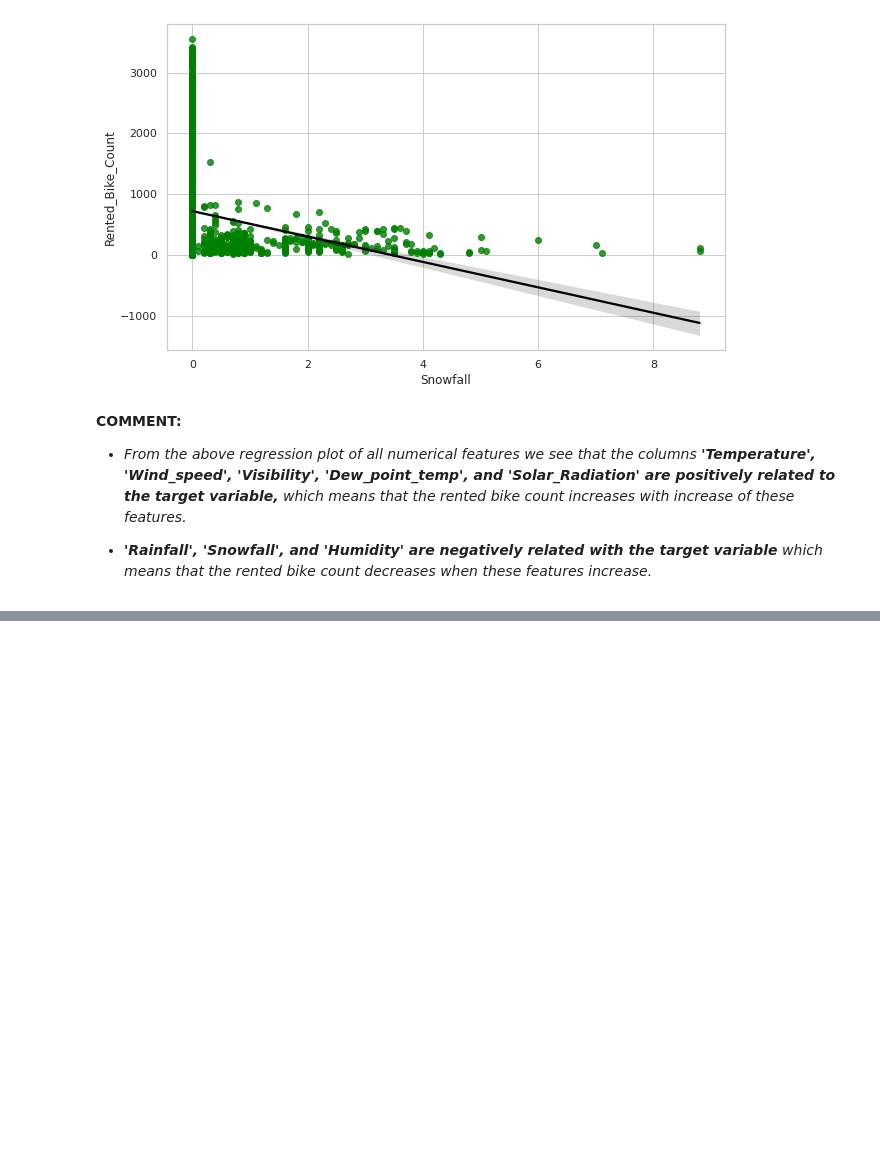
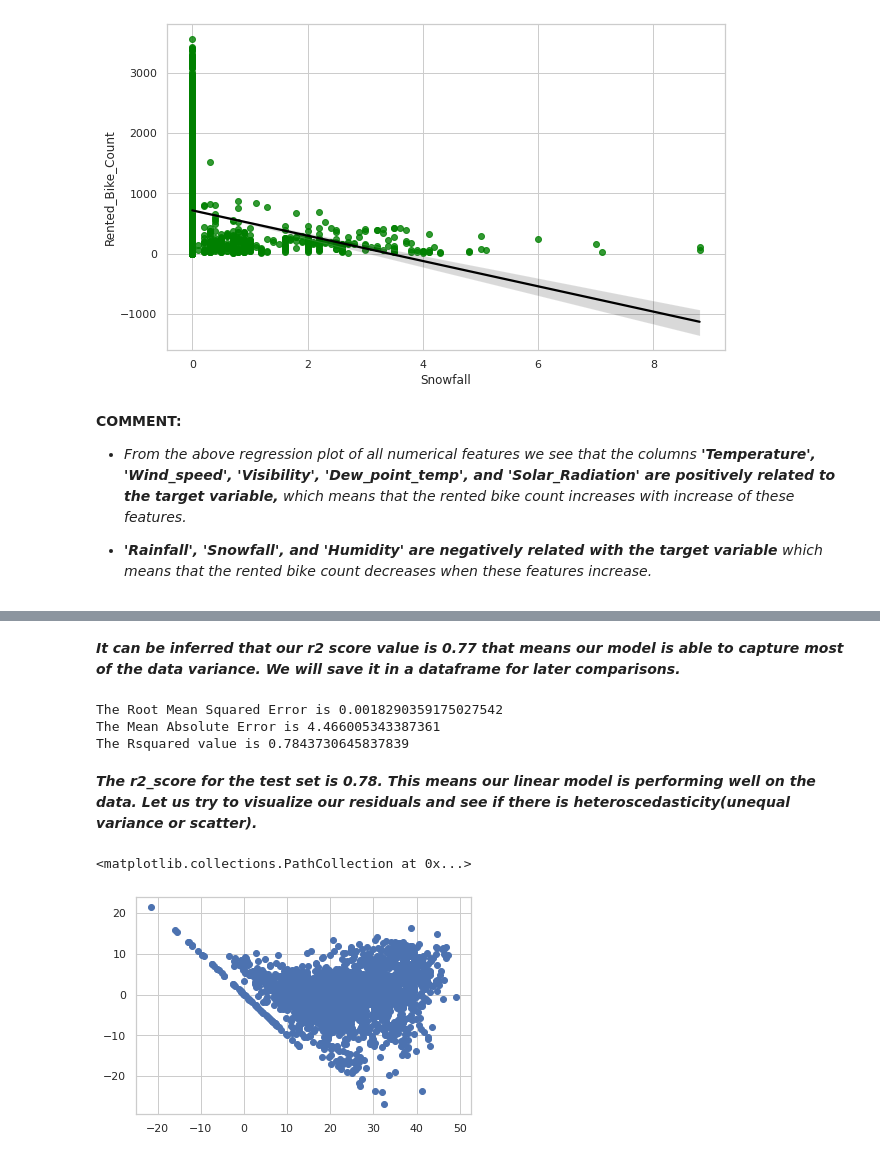
Before and after one commit to Madhu-95/Capstone2_ML_Regression, a Jupyter notebook: Bike_Sharing_Demand_Prediction_Capstone_Project(Supervised_ML)_by_MADHU_KUMARI.ipynb, the cells around one changed output, grey strips where cells are left out. Cells and saved outputs as stored; diff of their text form; code cells hidden in the pictures; blank space fills up the shorter version.

```diff
--- a/Bike_Sharing_Demand_Prediction_Capstone_Project(Supervised_ML)_by_MADHU_KUMARI.ipynb
+++ b/Bike_Sharing_Demand_Prediction_Capstone_Project(Supervised_ML)_by_MADHU_KUMARI.ipynb
@@ -626,0 +696,5 @@ for col in numerical_features:
+# %%
+#Assign all categorical features to a variable
+categorical_features=list(df.select_dtypes(['object','category']).columns)
+categorical_features=pd.Index(categorical_features)
+categorical_features
@@ -626,0 +706,12 @@ for col in numerical_features:
+# %%
+#creating a copy of the dataframe first
+df_copy = df
+
+def one_hot_encoding(data, column):
+    data = pd.concat([data, pd.get_dummies(data[column], prefix=column, drop_first=True)], axis=1)
+    data = data.drop([column], axis=1)
+    return data
+
+for col in categorical_features:
+    df_copy = one_hot_encoding(df_copy, col)
+df_copy.head()
@@ -626,0 +752,8 @@ for col in numerical_features:
+# %%
+# design matrix and target
+#Assign the value in X and Y
+X = df_copy.drop(columns=['Rented_Bike_Count'], axis=1)
+y = np.sqrt(df_copy['Rented_Bike_Count'])
+
+#test train split
+X_train, X_test, y_train, y_test = train_test_split(X, y, test_size= 0.25)
@@ -626,0 +763,10 @@ for col in numerical_features:
+# %%
+# Create linear regression object
+regr = linear_model.LinearRegression()
+
+# Train the model using the train data
+regr.fit(X_train, y_train)
+
+# Use the model to predict the test data
+y_pred_train=regr.predict(X_train)
+y_pred_test=regr.predict(X_test)
@@ -626,0 +796,2 @@ for col in numerical_features:
+# %% [markdown]
+***It can be inferred that our r2 score value is 0.77 that means our model is  able to capture most of the data variance. We will save it in a dataframe for later comparisons.***
@@ -626,0 +806,18 @@ for col in numerical_features:
+# %%
+# Root Mean Squared Error
+RMSE = np.sqrt(np.mean(y_test-y_pred_test)**2)
+print('The Root Mean Squared Error is',RMSE)
+
+# Mean Absolute Error
+MAE = np.mean(np.abs(y_test-y_pred_test))
+print('The Mean Absolute Error is',MAE)
+
+#Rsquared
+R2 = r2_score(y_test, y_pred_test)
+print('The Rsquared value is',R2)
+# %% [output]
+The Root Mean Squared Error is 0.0018290359175027542
+The Mean Absolute Error is 4.466005343387361
+The Rsquared value is 0.7843730645837839
+# %% [markdown]
+***The r2_score for the test set is 0.78. This means our linear model is  performing well on the data. Let us try to visualize our residuals and see if there is heteroscedasticity(unequal variance or scatter).***
@@ -626,0 +832,6 @@ for col in numerical_features:
+# %%
+##Heteroscadacity
+plt.scatter((y_pred_test),(y_test)-(y_pred_test))
+# %% [output]
+<matplotlib.collections.PathCollection at 0x...>
+[figure, added]
```
Also changed, not shown: parts of 38 cells of this notebook.
